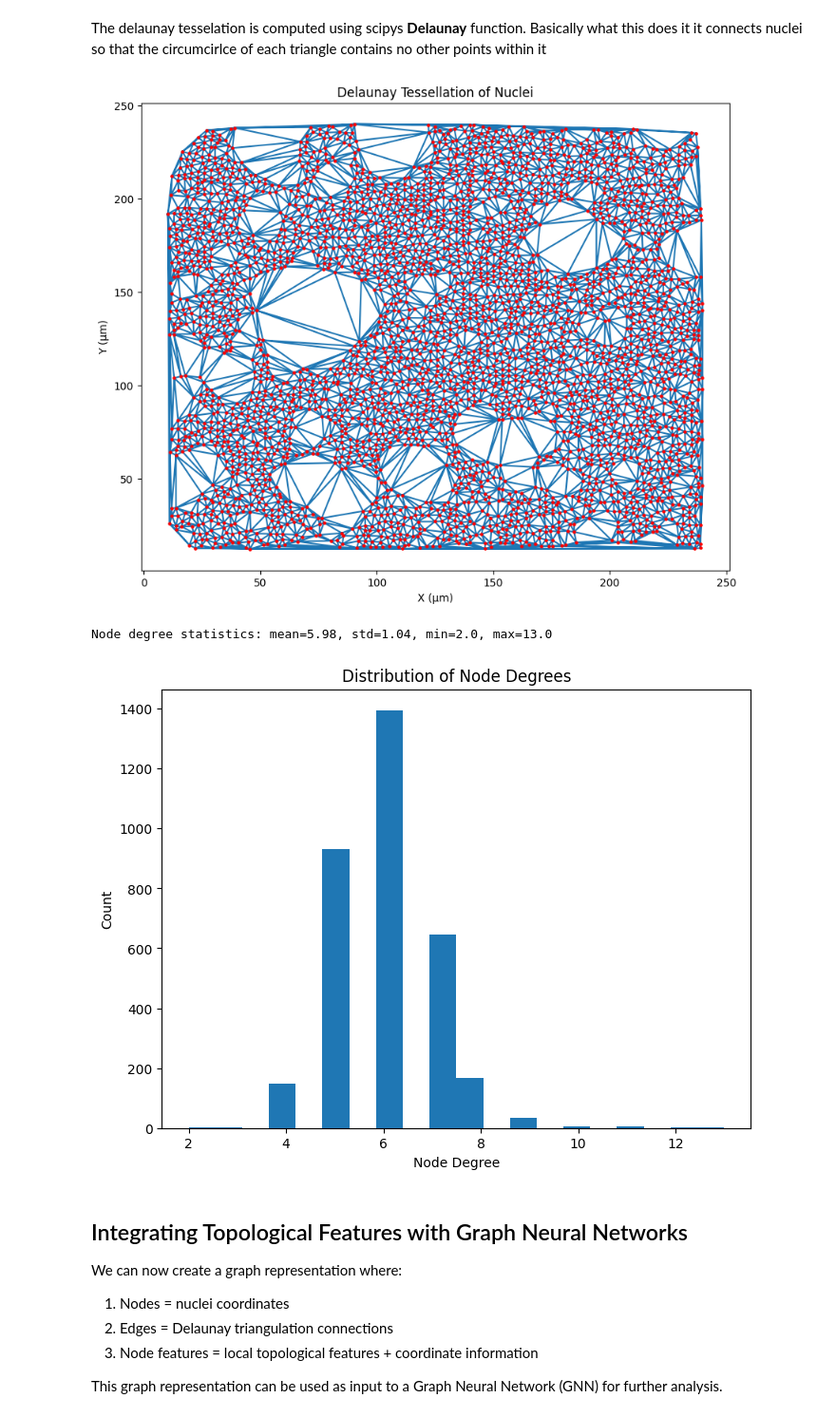
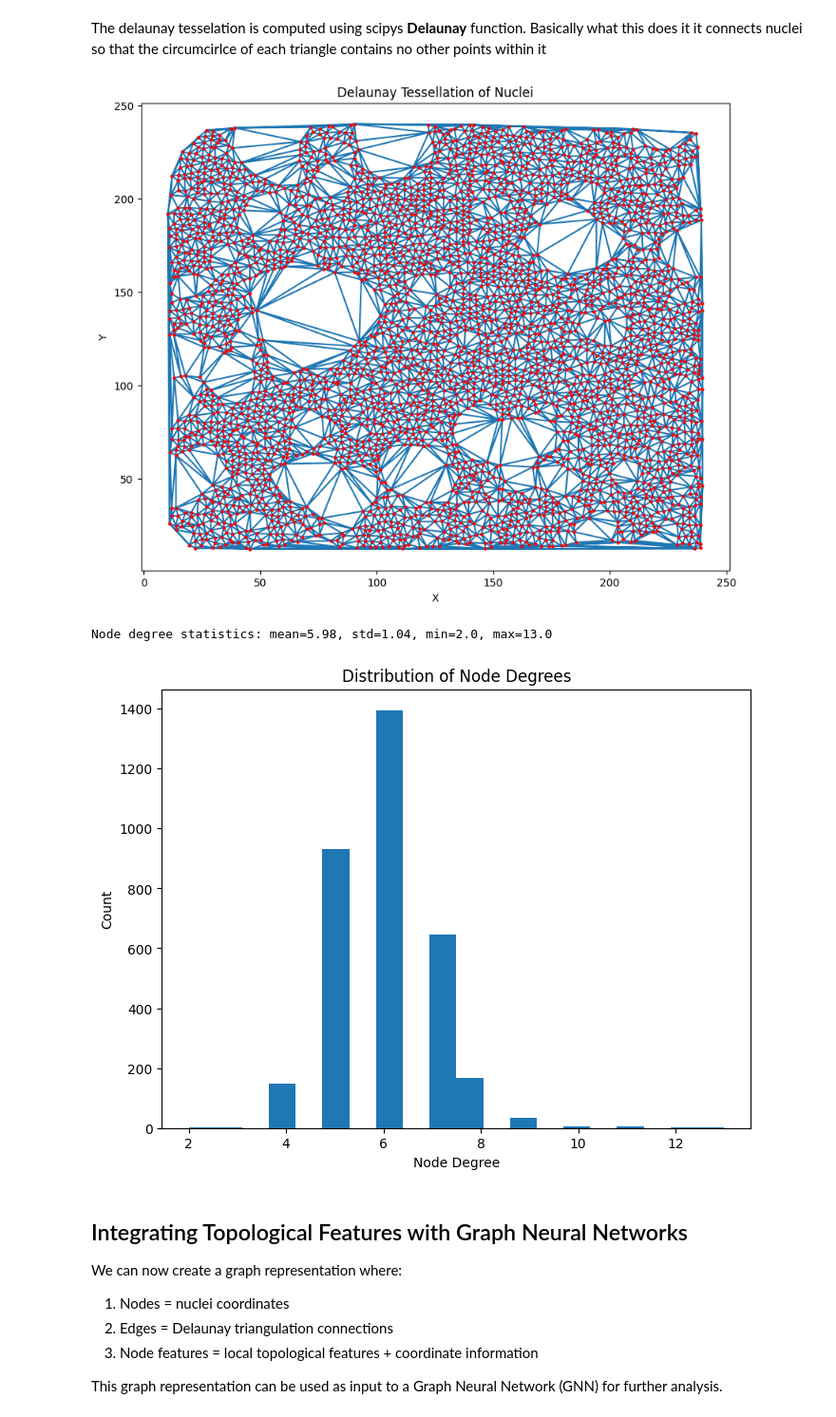
Before and after one commit to devtcu/Topological-Data-Analysis, a Jupyter notebook: syncitia/persistence.ipynb, the cells around one changed output. Shown at 95% size. Cells and saved outputs as stored; diff of their text form; code cells hidden in the pictures.

```diff
--- a/syncitia/persistence.ipynb
+++ b/syncitia/persistence.ipynb
@@ -244,41 +210,42 @@ The delaunay tesselation is computed using scipys __Delaunay__ function. Basical
 import numpy as np
 from scipy.spatial import Delaunay
 import matplotlib.pyplot as plt
 from matplotlib.patches import Polygon
 from matplotlib.collections import PatchCollection
 
-# Compute Delaunay triangulation
+# computing Delaunay triangulation
 delaunay = Delaunay(coordinates)
 
 # Visualize the Delaunay tessellation
 plt.figure(figsize=(10, 8))
 plt.triplot(coordinates[:,0], coordinates[:,1], delaunay.simplices)
 plt.scatter(coordinates[:,0], coordinates[:,1], c='r', s=5)
 plt.title('Delaunay Tessellation of Nuclei')
-plt.xlabel('X (μm)')
-plt.ylabel('Y (μm)')
-plt.savefig('delaunay_tessellation.png')
+plt.xlabel('X')
+plt.ylabel('Y')
 plt.show()
 
-# Extract node features from the triangulation
+#extract node features from the triangulation
 node_degrees = np.zeros(len(coordinates))
 for simplex in delaunay.simplices:
     for node in simplex:
         node_degrees[node] += 1
 
-# Calculate mean and std of node degrees
+
+
+#calculate mean and std of node degrees
 print(f"Node degree statistics: mean={node_degrees.mean():.2f}, std={node_degrees.std():.2f}, min={node_degrees.min()}, max={node_degrees.max()}")
 
-# Visualize the node degree distribution
+#visualize the node degree distribution
 plt.figure(figsize=(8, 6))
 plt.hist(node_degrees, bins=20)
 plt.title('Distribution of Node Degrees')
 plt.xlabel('Node Degree')
 plt.ylabel('Count')
 plt.savefig('node_degree_distribution.png')
 plt.show()
 # %% [output]
-[figure, old version]
+[figure, new version]
 Node degree statistics: mean=5.98, std=1.04, min=2.0, max=13.0
 [figure]
 # %% [markdown]
```
Also changed, not shown: parts of 14 cells of this notebook.
